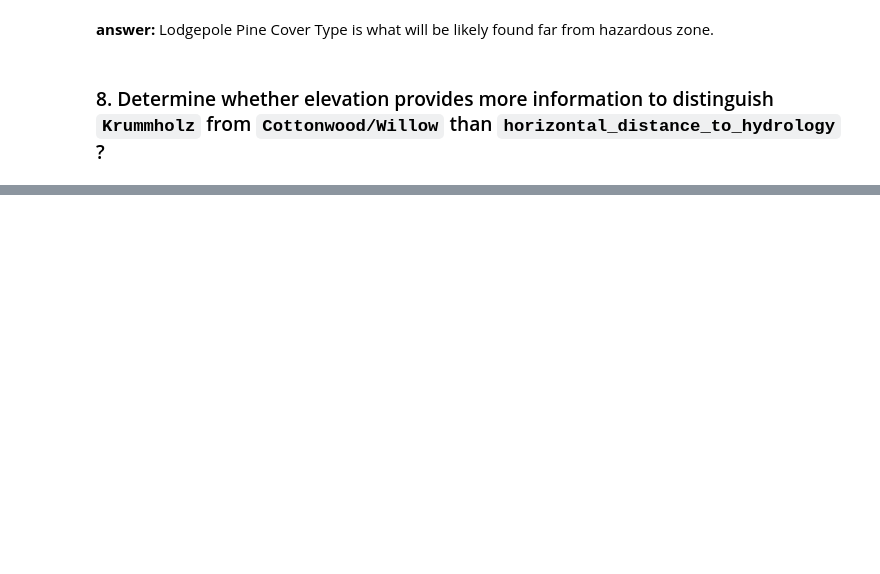
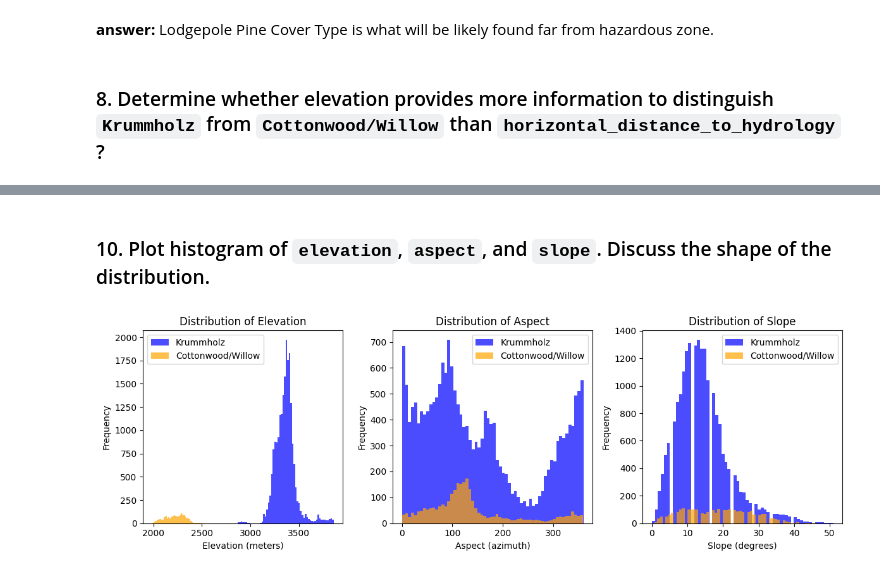
Before and after one commit to wit03/datamodel, a Jupyter notebook: lab4/lab4.ipynb, the cells around one changed output, grey strips where cells are left out. Cells and saved outputs as stored; diff of their text form; code cells hidden in the pictures; blank space fills up the shorter version.

````diff
--- a/lab4/lab4.ipynb
+++ b/lab4/lab4.ipynb
@@ -153,0 +295,32 @@ plt.show()
+# %% [markdown]
+### 10. Plot histogram of ```elevation```, ```aspect```, and ```slope```. Discuss the shape of the distribution.
+# %%
+plt.figure(figsize=(12, 4))
+plt.subplot(1, 3, 1)
+plt.hist(krummholz_data['elevation'], bins=60, alpha=0.7, label='Krummholz', color='blue')
+plt.hist(cottonwood_willow_data['elevation'], bins=60, alpha=0.7, label='Cottonwood/Willow', color='orange')
+plt.xlabel('Elevation (meters)')
+plt.ylabel('Frequency')
+plt.title('Distribution of Elevation')
+plt.legend()
+
+plt.subplot(1, 3, 2)
+plt.hist(krummholz_data['aspect'], bins=60, alpha=0.7, label='Krummholz', color='blue')
+plt.hist(cottonwood_willow_data['aspect'], bins=60, alpha=0.7, label='Cottonwood/Willow', color='orange')
+plt.xlabel('Aspect (azimuth)')
+plt.ylabel('Frequency')
+plt.title('Distribution of Aspect')
+plt.legend()
+
+plt.subplot(1, 3, 3)
+plt.hist(krummholz_data['slope'], bins=60, alpha=0.7, label='Krummholz', color='blue')
+plt.hist(cottonwood_willow_data['slope'], bins=60, alpha=0.7, label='Cottonwood/Willow', color='orange')
+plt.xlabel('Slope (degrees)')
+plt.ylabel('Frequency')
+plt.title('Distribution of Slope')
+plt.legend()
+
+plt.tight_layout()
+plt.show()
+# %% [output]
+[figure, added]
````
Also changed, not shown: parts of 23 cells of this notebook.
